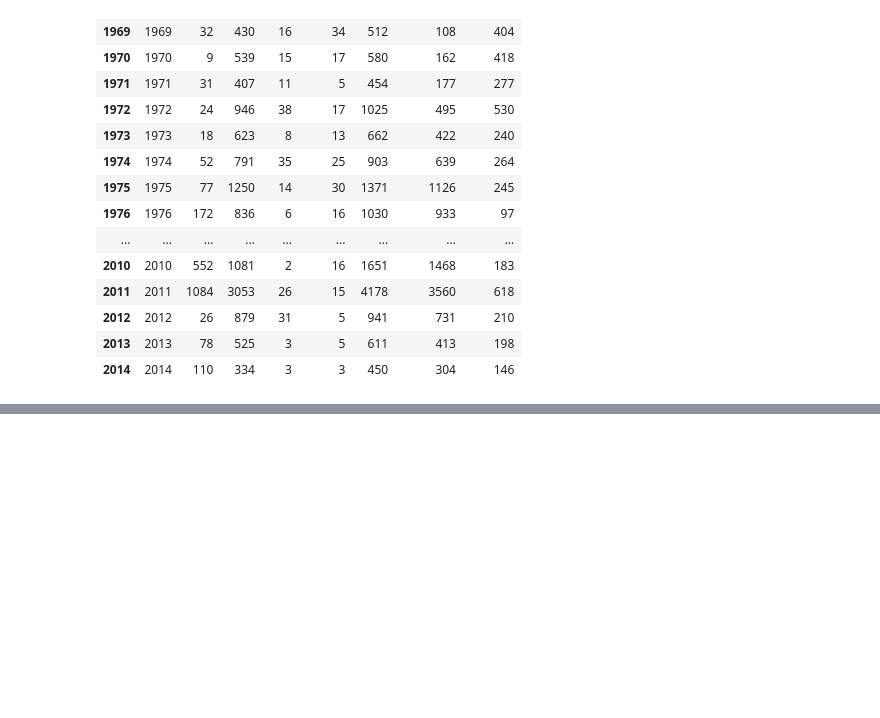
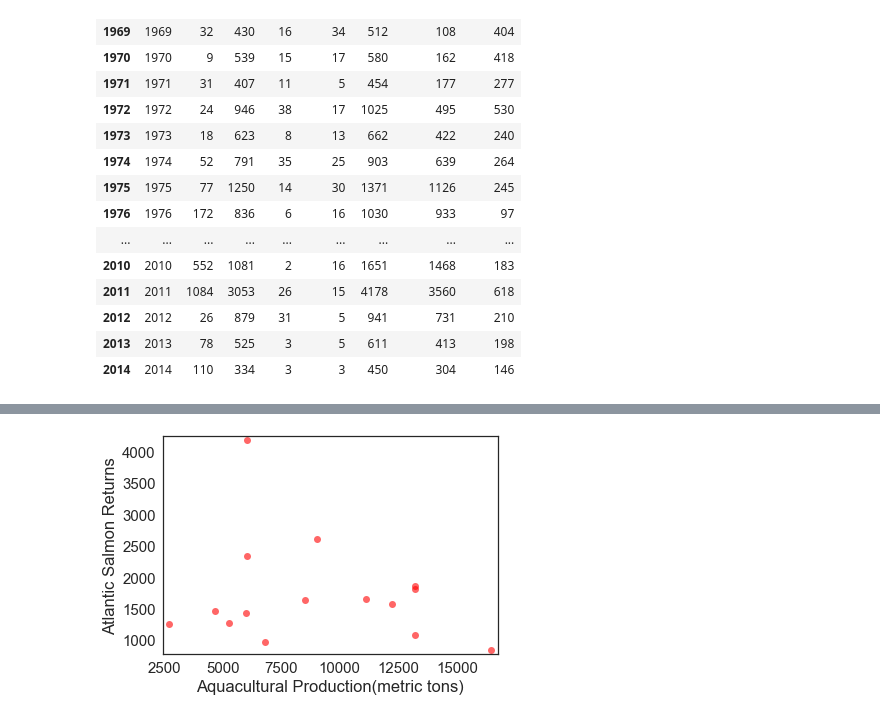
Before and after one commit to 867006905/ModSimPy, a Jupyter notebook: code/Project One/Project One.ipynb, the cells around one changed output, grey strips where cells are left out. Cells and saved outputs as stored; diff of their text form; code cells hidden in the pictures; blank space fills up the shorter version.

```diff
--- a/code/Project One/Project One.ipynb
+++ b/code/Project One/Project One.ipynb
@@ -3,8 +3,13 @@
 from modsim import *
 from tabula import read_pdf
 from pandas import read_html
+from numpy import random
 table1 = read_html('USASAC2015-Report#27-2014-Activities 8.html')
 product_tables = read_html('USASAC2015-Report#27-2014-Activities 10.html')
+table2= read_html('USASAC2015-Report#27-2014-Activities 97-11.html')
+table3 = read_html('USASAC2015-Report#27-2014-Activities 98-12.html')
+return_97 = table2[0]
+return_98 = table3[0]
 # %%
 aqua_prdt = product_tables[0]
 aqua_prdt.columns = ['year','production']
@@ -65,0 +81,7 @@ plot(aqua_prdt.index, production)
+# %%
+newfig()
+plot(production, return_97.total, 'ro')
+decorate(xlabel = 'Aquacultural Production(metric tons)',
+         ylabel = 'Atlantic Salmon Returns')
+# %% [output]
+[figure, added]
```
Also changed, not shown: parts of 7 cells of this notebook, 6 other files.
